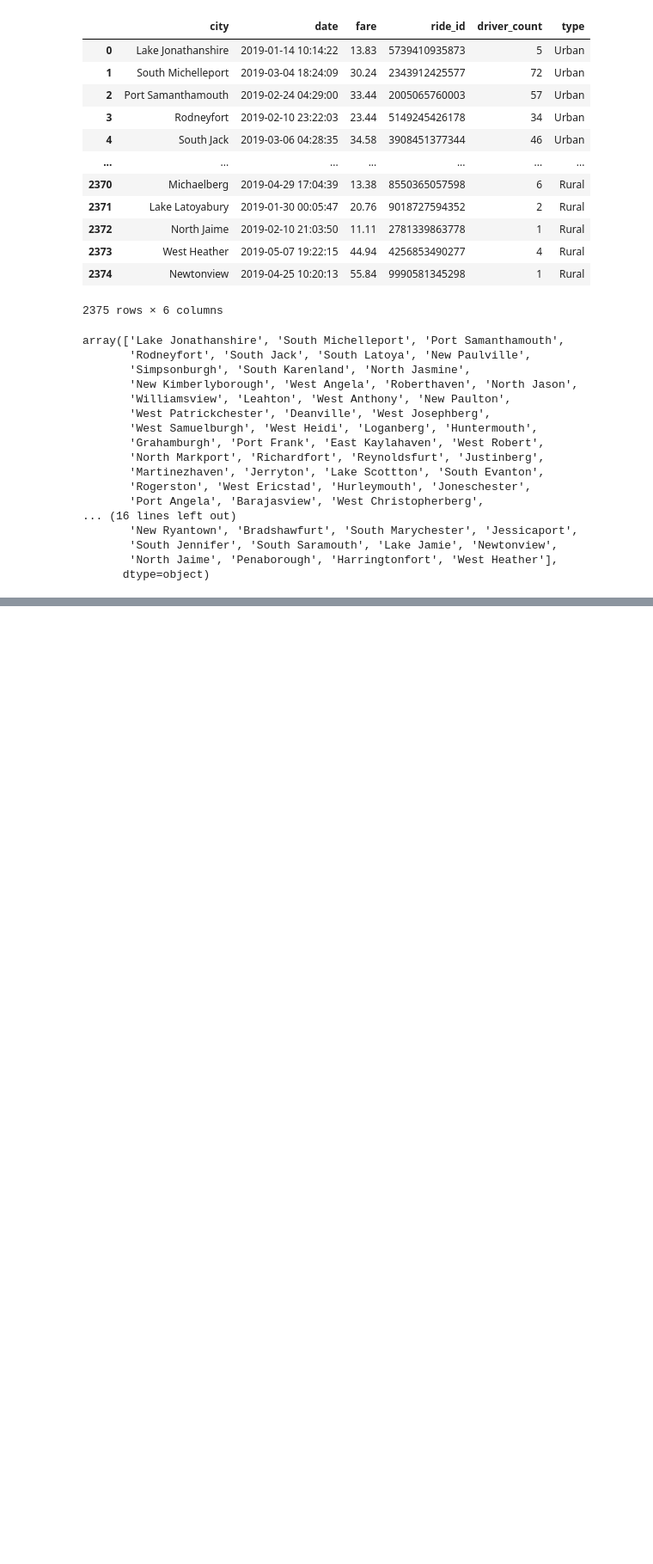
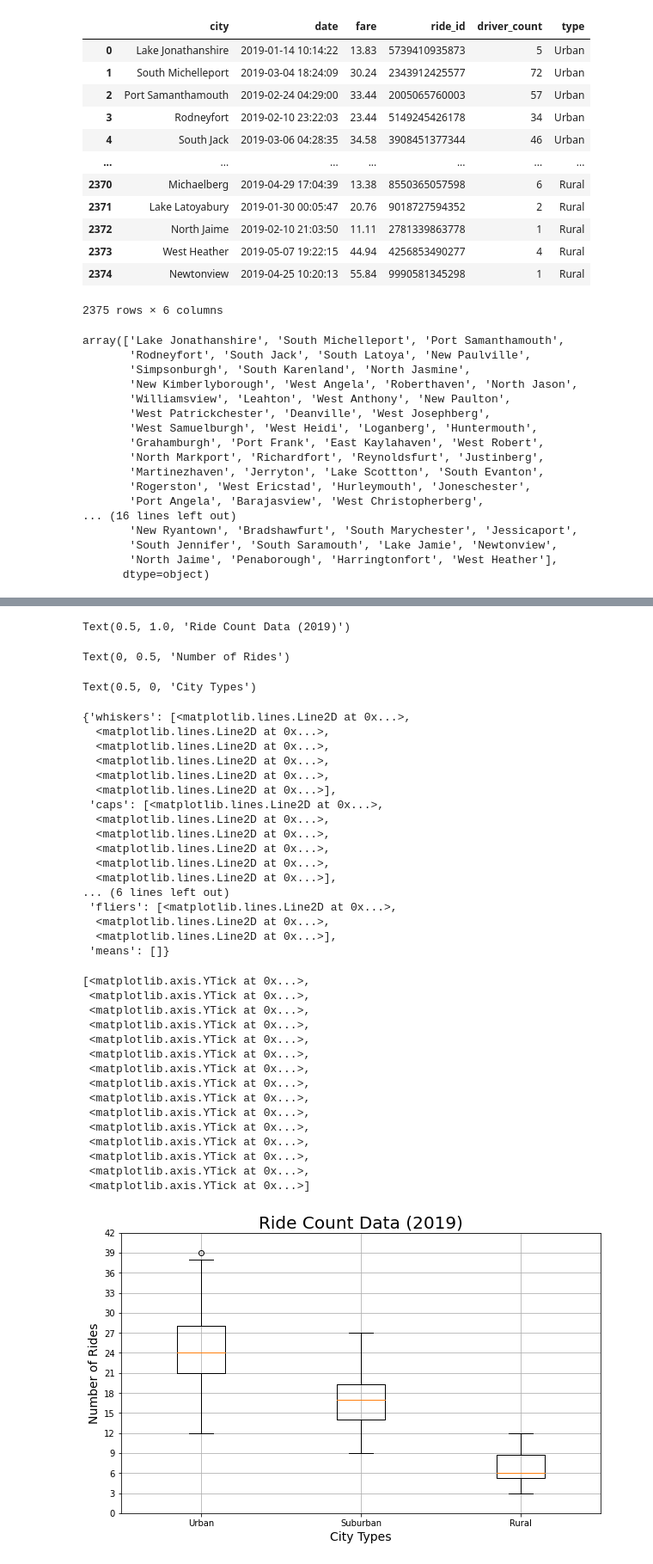
Before and after one commit to coocoojames/PyBer_Analysis, a Jupyter notebook: Plotting Data Frames.ipynb, the cells around one changed output, grey strips where cells are left out. Shown at 86% size. Saved outputs shown, nothing was run; the diff lists cells and outputs as text; code cells hidden in the pictures; blank space fills up the shorter version.

```diff
--- a/Plotting Data Frames.ipynb
+++ b/Plotting Data Frames.ipynb
@@ -107,0 +318,48 @@ array(['Lake Jonathanshire', 'South Michelleport', 'Port Samanthamouth',
+# %%
+x_labels = ['Urban', 'Suburban', 'Rural']
+ride_count_data = [urban_ride_count, suburban_ride_count, rural_ride_count]
+fig ,ax = plt.subplots(figsize=(10,6))
+ax.set_title('Ride Count Data (2019)', fontsize=20)
+ax.set_ylabel('Number of Rides',fontsize=14)
+ax.set_xlabel('City Types', fontsize=14)
+ax.boxplot(ride_count_data, labels=x_labels)
+ax.set_yticks(np.arange(0, 45, step=3))
+ax.grid()
+plt.show()
+# %% [output]
+Text(0.5, 1.0, 'Ride Count Data (2019)')
+Text(0, 0.5, 'Number of Rides')
+Text(0.5, 0, 'City Types')
+{'whiskers': [<matplotlib.lines.Line2D at 0x...>,
+  <matplotlib.lines.Line2D at 0x...>,
+  <matplotlib.lines.Line2D at 0x...>,
+  <matplotlib.lines.Line2D at 0x...>,
+  <matplotlib.lines.Line2D at 0x...>,
+  <matplotlib.lines.Line2D at 0x...>],
+ 'caps': [<matplotlib.lines.Line2D at 0x...>,
+  <matplotlib.lines.Line2D at 0x...>,
+  <matplotlib.lines.Line2D at 0x...>,
+  <matplotlib.lines.Line2D at 0x...>,
+  <matplotlib.lines.Line2D at 0x...>,
+  <matplotlib.lines.Line2D at 0x...>],
+... (6 lines left out)
+ 'fliers': [<matplotlib.lines.Line2D at 0x...>,
+  <matplotlib.lines.Line2D at 0x...>,
+  <matplotlib.lines.Line2D at 0x...>],
+ 'means': []}
+[<matplotlib.axis.YTick at 0x...>,
+ <matplotlib.axis.YTick at 0x...>,
+ <matplotlib.axis.YTick at 0x...>,
+ <matplotlib.axis.YTick at 0x...>,
+ <matplotlib.axis.YTick at 0x...>,
+ <matplotlib.axis.YTick at 0x...>,
+ <matplotlib.axis.YTick at 0x...>,
+ <matplotlib.axis.YTick at 0x...>,
+ <matplotlib.axis.YTick at 0x...>,
+ <matplotlib.axis.YTick at 0x...>,
+ <matplotlib.axis.YTick at 0x...>,
+ <matplotlib.axis.YTick at 0x...>,
+ <matplotlib.axis.YTick at 0x...>,
+ <matplotlib.axis.YTick at 0x...>,
+ <matplotlib.axis.YTick at 0x...>]
+[figure, added]
```
Also changed, not shown: parts of 29 cells of this notebook, 1 other file.
